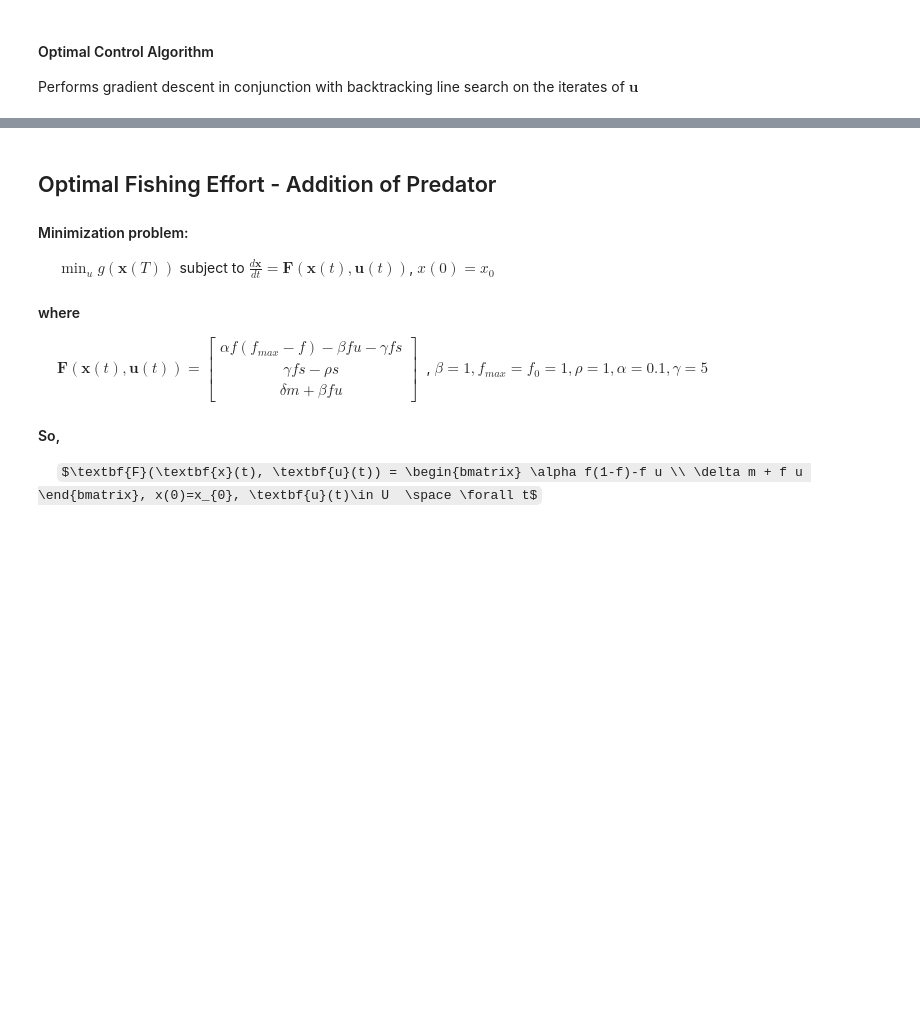
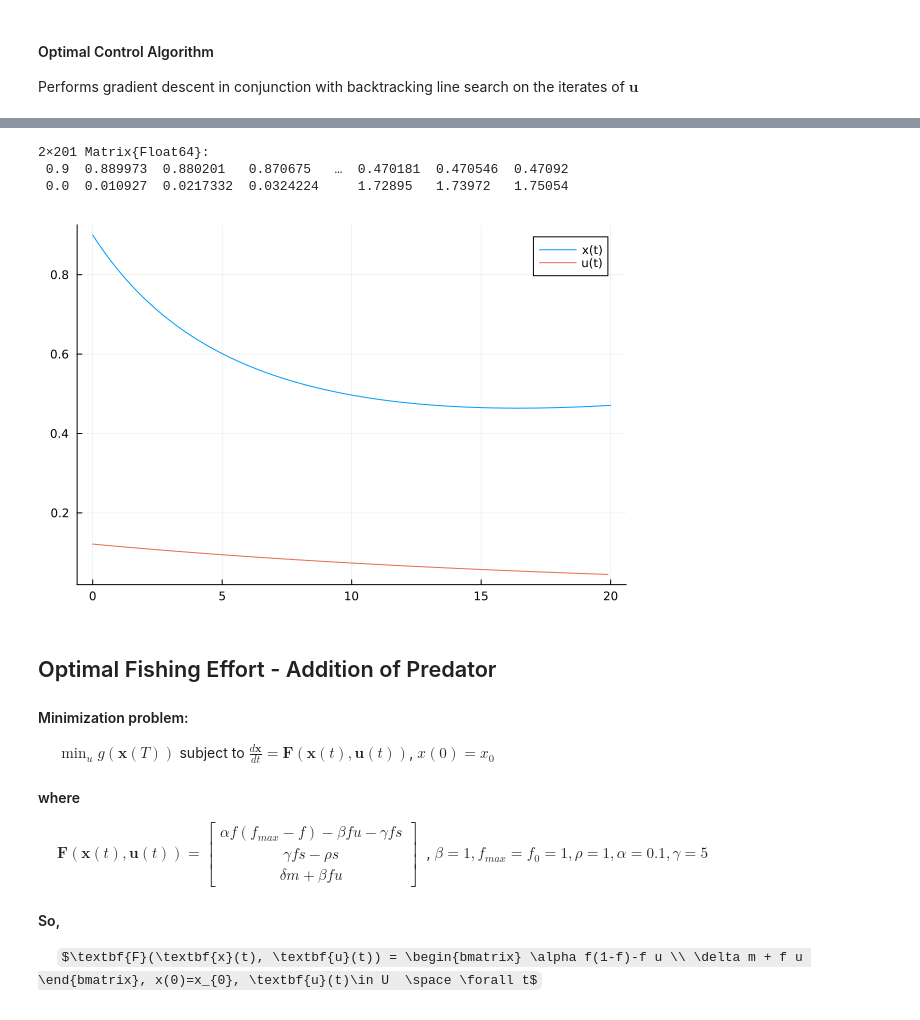
Before and after one commit to jkrue242/OptimalHarvesting, a Jupyter notebook: project.ipynb, the cells around one changed output, grey strips where cells are left out. Drawn from its saved outputs; the diff is of its cells as text; code cells hidden in the pictures; some formulas as TeX source; blank space fills up the shorter version.

```diff
--- a/project.ipynb
+++ b/project.ipynb
@@ -319,0 +207,15 @@ t = 0; u = [0.5]; du = 1e-3*[0.7]
+# %%
+function optimize(xv,t,N,u,T,params,F,dFdx,dFdu,g,dg,n_eqs=2)
+    println(typeof(u))
+    println(typeof(xv))
+    xs = forwardstep(t,xv,u,F,params,0,n_eqs)
+    println("finished forward step")
+    λend = dg(xs[:,end])
+    println("computed λend")
+    λs = adjointstep(λend,t,xs,u,dFdx,params,0,n_eqs)
+    print("finished adjoint step")
+    ulist = []
+    u = fill(0.0, 1,N)
+    opt_u,iters = optcontrol(t,xv,u,F,dFdx,dFdu,g,dg,u->proj_u(u,0.0,0.5),params,ulist,0)
+    return opt_u, iters
+end
@@ -507,0 +289,20 @@ $\quad$ $T = 20\space years, \alpha = 0.1/year, \delta = 0.05/year, u_{max}=0.5,
+# %%
+using LinearAlgebra
+xv  = [0.9; 0.0]
+t = 0.0;
+N = 200
+u = zeros(1,N)
+T = 20
+
+params = Dict(
+    "alpha"=>0.1,
+    "delta"=>0.05,
+    "beta"=>1.0,
+    "f_max"=>1.0,
+    "h"=>0.1,
+    "eps"=>1e-2,
+    "s0"=>1.0,
+    "c1"=>0.05,
+    "maxiter"=>10_000,
+    "s"=>0.1
+)
@@ -507,0 +321,2 @@ $\quad$ $T = 20\space years, \alpha = 0.1/year, \delta = 0.05/year, u_{max}=0.5,
+# %%
+opt_u, iters = optimize(xv,t,N,u,T,params,F,dFdx,dFdu,g,dg)
@@ -508,3 +330,15 @@ $\quad$ $T = 20\space years, \alpha = 0.1/year, \delta = 0.05/year, u_{max}=0.5,
+# %%
+xsopt = forwardstep(t,xv,opt_u,F,params)
+# %% [output]
+2×201 Matrix{Float64}:
+ 0.9  0.889973  0.880201   0.870675   …  0.470181  0.470546  0.47092
+ 0.0  0.010927  0.0217332  0.0324224     1.72895   1.73972   1.75054
+# %%
+using Plots
+plot(0.1*(0:N),xsopt[1,:],label="x(t)")
+plot!(0.1*(0:N-1),opt_u[1,:],label="u(t)")
+# %% [output]
+[figure, added]
 # %% [markdown]
 ## Optimal Fishing Effort - Addition of Predator
 
```
Also changed, not shown: parts of 49 cells of this notebook, 1 other file.
